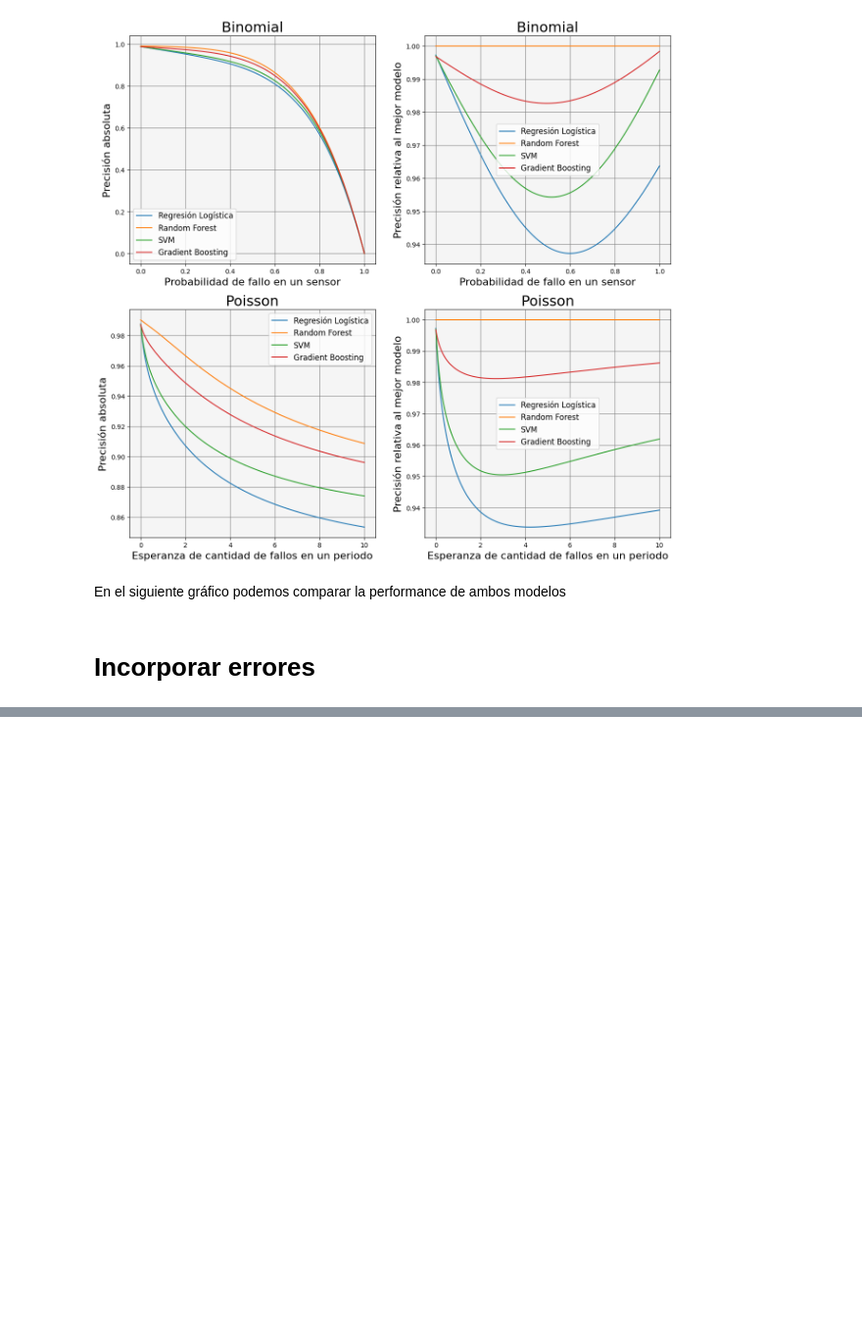
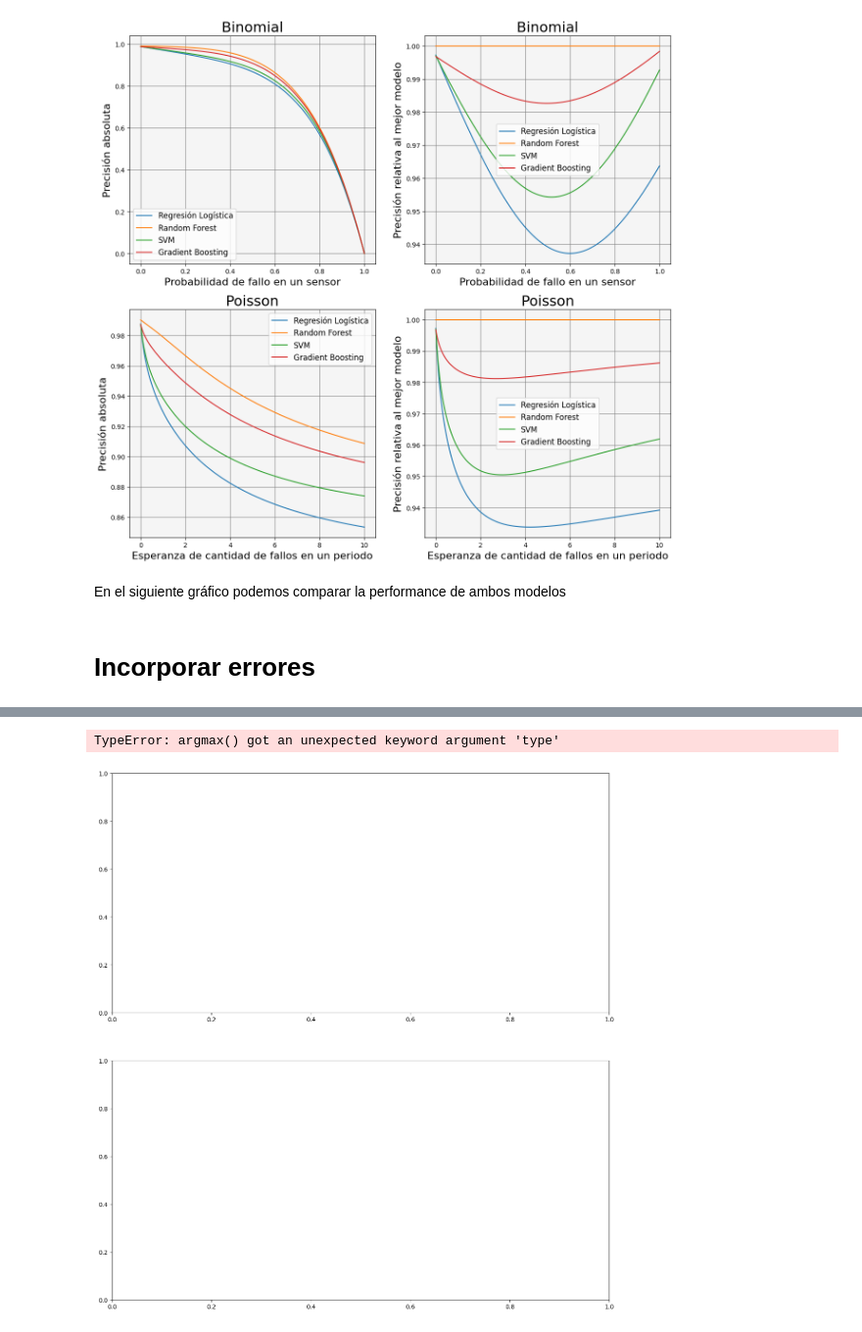
Before and after one commit to carlucho1/CONAIISI-2024-2, a Jupyter notebook: CONAIISI2024B.ipynb, the cells around one changed output, grey strips where cells are left out. Shown: that part at 98% size. Cells and saved outputs as stored; diff of their text form; code cells hidden in the pictures; blank space fills up the shorter version.

Commit message:
Grafico de Mejor con Ruido

```diff
--- a/CONAIISI2024B.ipynb
+++ b/CONAIISI2024B.ipynb
@@ -417,0 +349,10 @@ plt.show()
+# %%
+s = np.linspace(0,1,11)[1:]
+try:
+    rruido = jb.load("variables/rruido.pkl")
+except:
+    np.random.seed(seed)
+    rruido = InformarRuidoGlobal(Modelos, [
+        np.random.normal(0,X_train[column].std(),len(X_val)) for column in X_val.columns
+    ], s)
+    jb.dump(rruido, "variables/rruido.pkl")
@@ -417,0 +363,10 @@ plt.show()
+# %%
+def ResultadoAMatriz(resultados, modi, distribucion, s):
+    x = distribucion.get_x()
+    y = s.copy()
+    malla = np.zeros((len(x),len(y)))
+    for (i, si) in enumerate(s):
+        usar = [r for r in resultados if r[2] == si]
+        vals = distribucion.get_y(usar,modi)
+        malla[:,len(s)-1-i] = vals
+    return malla.T
@@ -417,0 +389,23 @@ plt.show()
+# %%
+def GraficarMejor(resultados, modelos, distribuciones, s):
+    fig, ax = plt.subplots(len(distribuciones),1, figsize=(15, 8*len(distribuciones)))
+    for i, distribucion in enumerate(distribuciones):
+        x = distribucion.get_x()
+        y = s.copy()
+        malla = np.zeros((len(x),len(y)))
+        matrices = [ResultadoAMatriz(resultados, modi, distribucion, s) for modi in range(len(modelos))]
+        mejor = np.argmax(matrices, axis=0)
+        pd.DataFrame(mejor).to_csv("mejor.csv")
+
+        ax[i].imshow(mejor, cmap="Set1", aspect="auto")
+        ax[i].legend()
+        ax[i].set_ylabel("Ruido")
+        ax[i].set_xlabel(distribucion.get_x_label())
+        ax[i].set_title(distribucion.get_nombre())
+    return (fig, ax)
+# %%
+GraficarMejor(rruido, Modelos, [Binomial(len(X_train.columns)),
+                                    Poisson(0,2*len(X_train.columns))], s)
+# %% [output]
+TypeError: argmax() got an unexpected keyword argument 'type'
+[figure, added]
```
Also changed, not shown: parts of 10 cells of this notebook, 2 other files.
